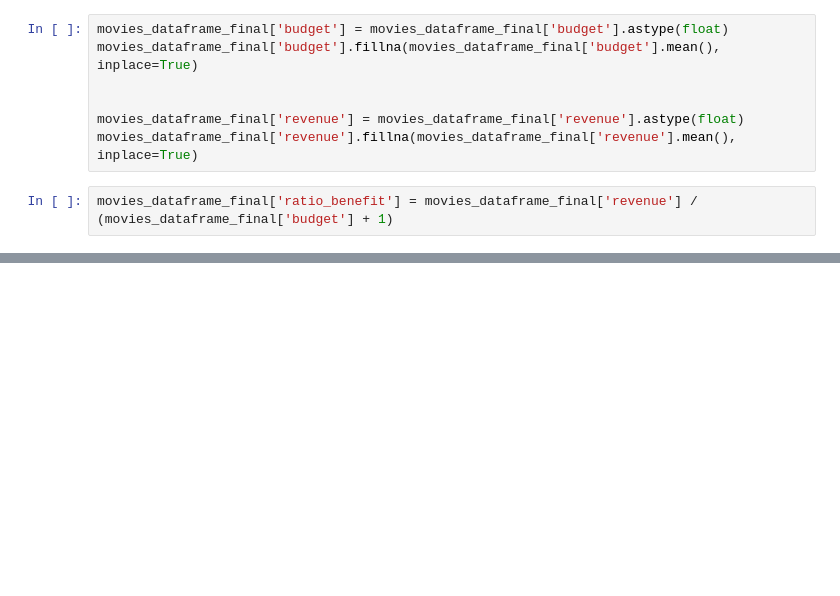
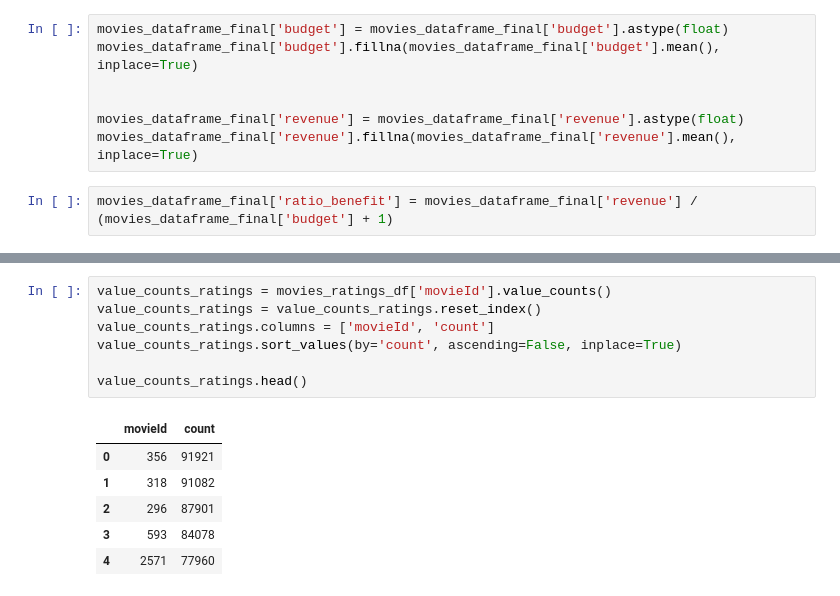
Before and after one commit to HatimRabet/Bandit-Algorithms-for-Movie-Recommendation-System, a Jupyter notebook: scripts/data_study.ipynb, the cells around one changed output, grey strips where cells are left out. Cells and saved outputs as stored; diff of their text form; blank space fills up the shorter version.

```diff
--- a/scripts/data_study.ipynb
+++ b/scripts/data_study.ipynb
@@ -580,0 +621,14 @@ movies_dataframe_final['ratio_benefit'] = movies_dataframe_final['revenue'] / (m
+# %%
+value_counts_ratings = movies_ratings_df['movieId'].value_counts()
+value_counts_ratings = value_counts_ratings.reset_index()
+value_counts_ratings.columns = ['movieId', 'count']
+value_counts_ratings.sort_values(by='count', ascending=False, inplace=True)
+
+value_counts_ratings.head()
+# %% [output]
+|  | movieId | count |
+| 0 | 356 | 91921 |
+| 1 | 318 | 91082 |
+| 2 | 296 | 87901 |
+| 3 | 593 | 84078 |
+| 4 | 2571 | 77960 |
```
Also changed, not shown: parts of 7 cells of this notebook.
